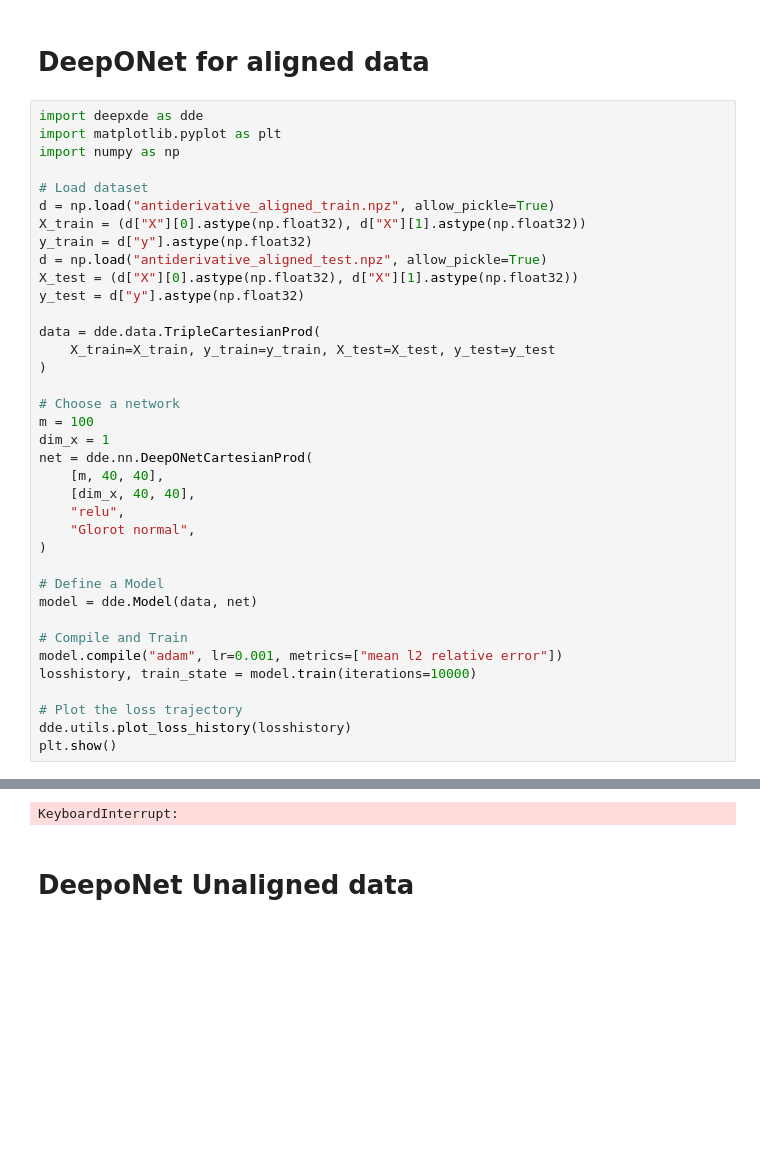
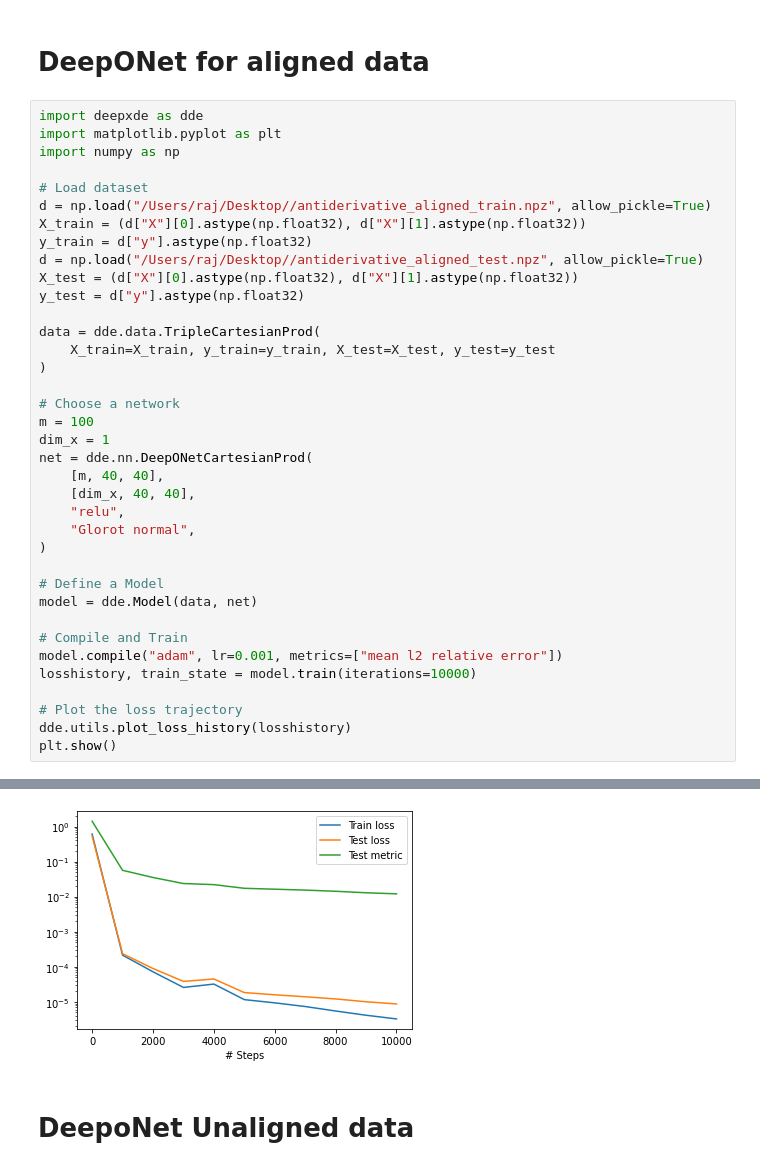
Before and after one commit to raj-brown/APMA2070, a Jupyter notebook: Lecture_11_Notebook/deepXde.ipynb, the cells around one changed output, grey strips where cells are left out. Drawn from its saved outputs; the diff is of its cells as text; blank space fills up the shorter version.

```diff
--- a/Lecture_11_Notebook/deepXde.ipynb
+++ b/Lecture_11_Notebook/deepXde.ipynb
@@ -336,10 +336,10 @@ import matplotlib.pyplot as plt
 import numpy as np
 
 # Load dataset
-d = np.load("antiderivative_aligned_train.npz", allow_pickle=True)
+d = np.load("/Users/raj/Desktop//antiderivative_aligned_train.npz", allow_pickle=True)
 X_train = (d["X"][0].astype(np.float32), d["X"][1].astype(np.float32))
 y_train = d["y"].astype(np.float32)
-d = np.load("antiderivative_aligned_test.npz", allow_pickle=True)
+d = np.load("/Users/raj/Desktop//antiderivative_aligned_test.npz", allow_pickle=True)
 X_test = (d["X"][0].astype(np.float32), d["X"][1].astype(np.float32))
 y_test = d["y"].astype(np.float32)
 
@@ -388,4 +391,4 @@ Step      Train loss    Test loss     Test metric
-KeyboardInterrupt:
+[figure, added]
 # %% [markdown]
 # DeepoNet Unaligned data
 # %%
```
Also changed, not shown: parts of 2 cells of this notebook, 5 other files.
